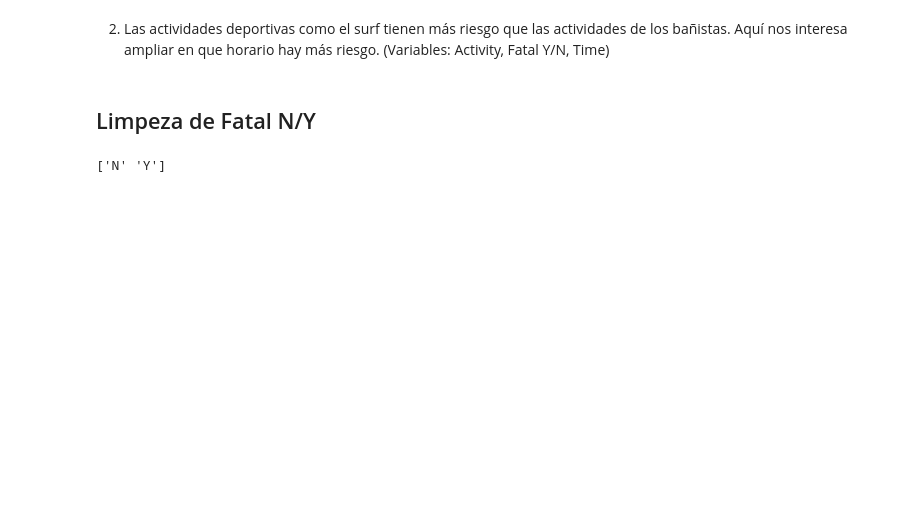
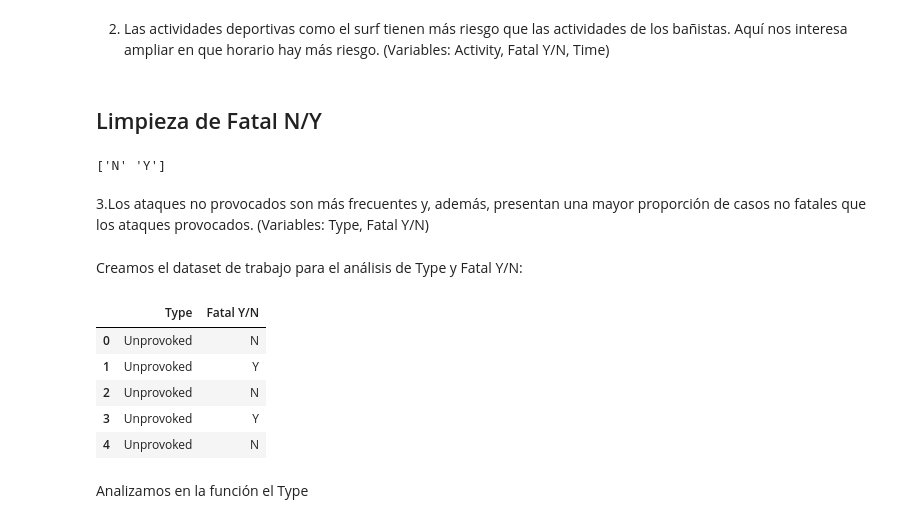
Before and after one commit to julio-bp/SEMANA2_SHARK, a Jupyter notebook: proyecto-shark.ipynb, the cells around one changed output. Drawn from its saved outputs; the diff is of its cells as text; code cells hidden in the pictures; blank space fills up the shorter version.

```diff
--- a/proyecto-shark.ipynb
+++ b/proyecto-shark.ipynb
@@ -122,7 +202,7 @@ interrogar(limpieza1)
 # %% [markdown]
 2. Las actividades deportivas como el surf tienen más riesgo que las actividades de los bañistas. Aquí nos interesa ampliar en que horario hay más riesgo. (Variables: Activity, Fatal Y/N, Time)
 # %% [markdown]
-## Limpeza de Fatal N/Y
+## Limpieza de Fatal N/Y
 # %%
 df_clean = df.copy()
 
@@ -133,3 +213,19 @@ df_clean = df_clean[df_clean["Fatal Y/N"].isin(["Y", "N"])]
 print(df_clean["Fatal Y/N"].unique())
 # %% [output]
 ['N' 'Y']
+# %% [markdown]
+3.Los ataques no provocados son más frecuentes y, además, presentan una mayor proporción de casos no fatales que los ataques provocados. (Variables: Type, Fatal Y/N)
+# %% [markdown]
+Creamos el dataset de trabajo para el análisis de Type y Fatal Y/N:
+# %%
+df3 = df[["Type","Fatal Y/N"]]
+df3.head()
+# %% [output]
+|  | Type | Fatal Y/N |
+| 0 | Unprovoked | N |
+| 1 | Unprovoked | Y |
+| 2 | Unprovoked | N |
+| 3 | Unprovoked | Y |
+| 4 | Unprovoked | N |
+# %% [markdown]
+Analizamos en la función el Type
```
Also changed, not shown: parts of 17 cells of this notebook.
